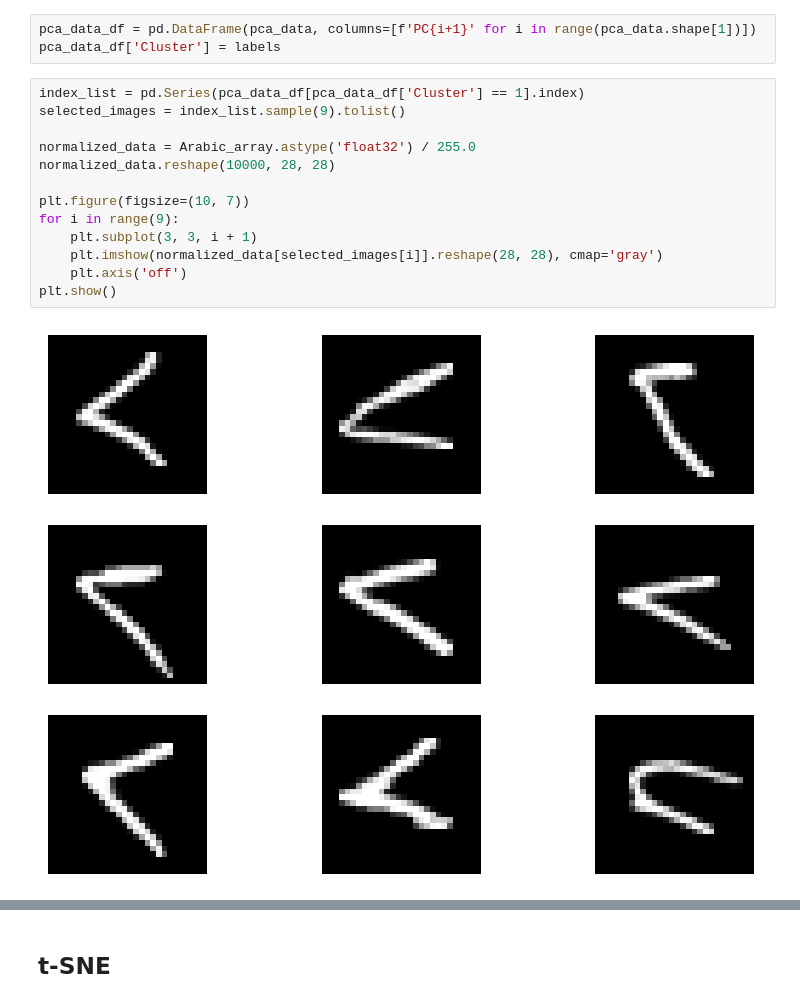
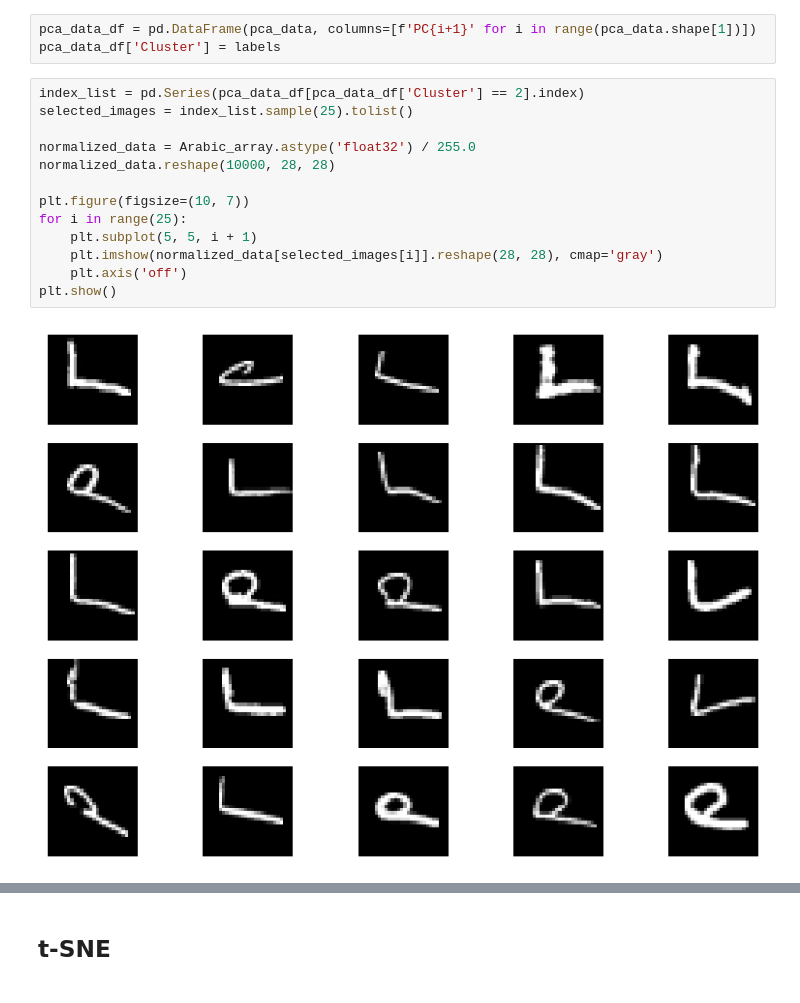
Before and after one commit to Hunteracademic/Unsupervised_assignment_1, a Jupyter notebook: Asg06_Group04_AlexKravtsov_DanielCastiblanco_HunterWard.ipynb, the cells around one changed output, grey strips where cells are left out. Drawn from its saved outputs; the diff is of its cells as text.

```diff
--- a/Asg06_Group04_AlexKravtsov_DanielCastiblanco_HunterWard.ipynb
+++ b/Asg06_Group04_AlexKravtsov_DanielCastiblanco_HunterWard.ipynb
@@ -416,17 +416,17 @@ d. Select the best model for this use case and justify your choice in Markdown.
 pca_data_df = pd.DataFrame(pca_data, columns=[f'PC{i+1}' for i in range(pca_data.shape[1])])
 pca_data_df['Cluster'] = labels
 # %%
-index_list = pd.Series(pca_data_df[pca_data_df['Cluster'] == 1].index)
-selected_images = index_list.sample(9).tolist()
+index_list = pd.Series(pca_data_df[pca_data_df['Cluster'] == 2].index)
+selected_images = index_list.sample(25).tolist()
 
 normalized_data = Arabic_array.astype('float32') / 255.0
 normalized_data.reshape(10000, 28, 28)
 
 plt.figure(figsize=(10, 7))
-for i in range(9):
-    plt.subplot(3, 3, i + 1)
+for i in range(25):
+    plt.subplot(5, 5, i + 1)
     plt.imshow(normalized_data[selected_images[i]].reshape(28, 28), cmap='gray')
     plt.axis('off')
 plt.show()
 # %% [output]
-[figure, old version]
+[figure, new version]
```
Also changed, not shown: parts of 2 cells of this notebook.
